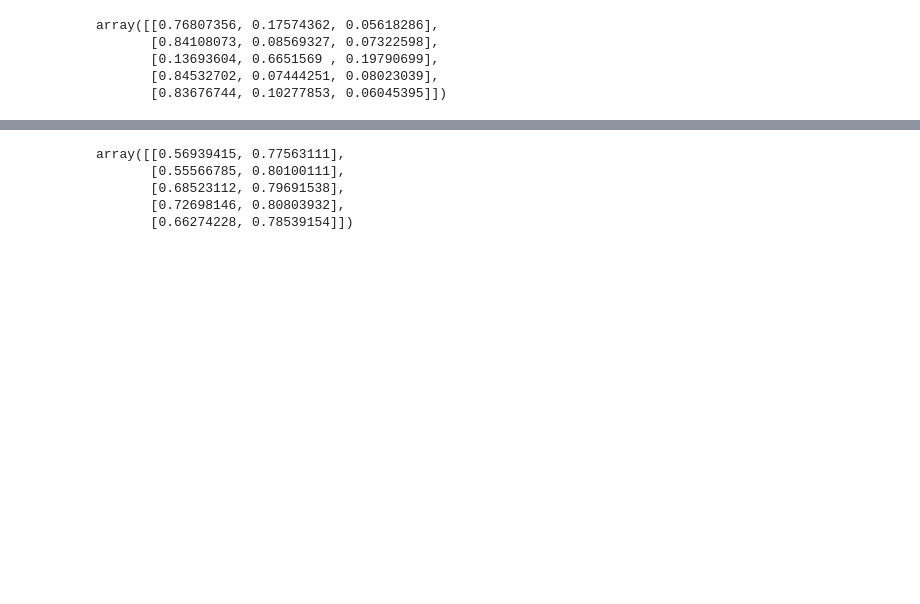
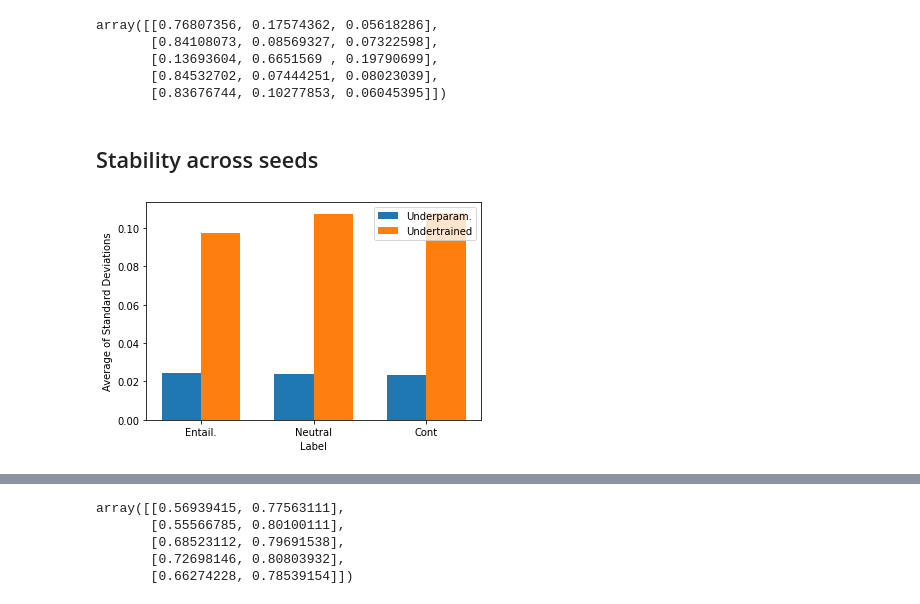
Before and after one commit to mariomeissner/shortcut-pruning, a Jupyter notebook: notebooks/confidence_levels.ipynb, the cells around one changed output, grey strips where cells are left out. Saved outputs shown, nothing was run; the diff lists cells and outputs as text; code cells hidden in the pictures; blank space fills up the shorter version.

```diff
--- a/notebooks/confidence_levels.ipynb
+++ b/notebooks/confidence_levels.ipynb
@@ -34,8 +36,8 @@ list(tiny_mnlis[0].values())[:5]
  [0.8453270196914673, 0.07444250583648682, 0.08023039251565933],
  [0.8367674350738525, 0.10277853161096573, 0.060453951358795166]]
 # %%
-tiny_arrays = [np.array(list(element.values())) for element in tiny_mnlis]
-under_arrays = [np.array(list(element.values())) for element in undertrain_mnlis]
+tiny_arrays = np.array([list(element.values()) for element in tiny_mnlis])
+under_arrays = np.array([list(element.values()) for element in undertrain_mnlis])
 # %%
 tiny_arrays[0][:5]
 # %% [output]
@@ -44,3 +46,22 @@ array([[0.76807356, 0.17574362, 0.05618286],
        [0.13693604, 0.6651569 , 0.19790699],
        [0.84532702, 0.07444251, 0.08023039],
        [0.83676744, 0.10277853, 0.06045395]])
+# %% [markdown]
+## Stability across seeds
+# %%
+tiny_stdmean, under_stdmean = tiny_arrays.std(axis=0).mean(axis=0), under_arrays.std(axis=0).mean(axis=0)
+fig, ax = plt.subplots()
+index = np.arange(3)
+bar_width = 0.35
+ax.bar(index, tiny_stdmean, bar_width, label="Underparam.")
+ax.bar(index+bar_width, under_stdmean, bar_width, label="Undertrained")
+
+ax.set_xlabel('Label')
+ax.set_ylabel('Average of Standard Deviations')
+ax.set_xticks(index + bar_width / 2)
+ax.set_xticklabels(["Entail.", "Neutral", "Cont"])
+ax.legend()
+
+plt.show()
+# %% [output]
+[figure, added]
```
Also changed, not shown: parts of 9 cells of this notebook, 1 other file.
